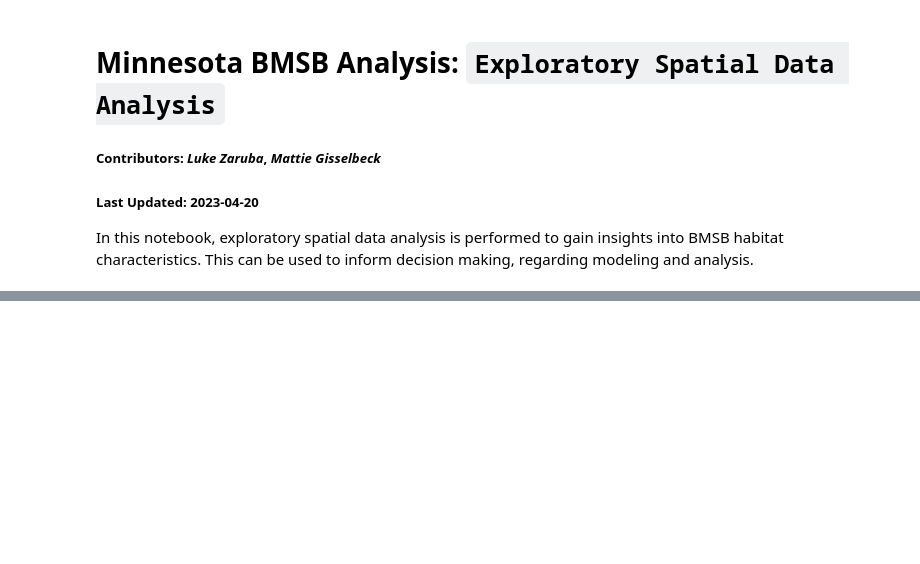
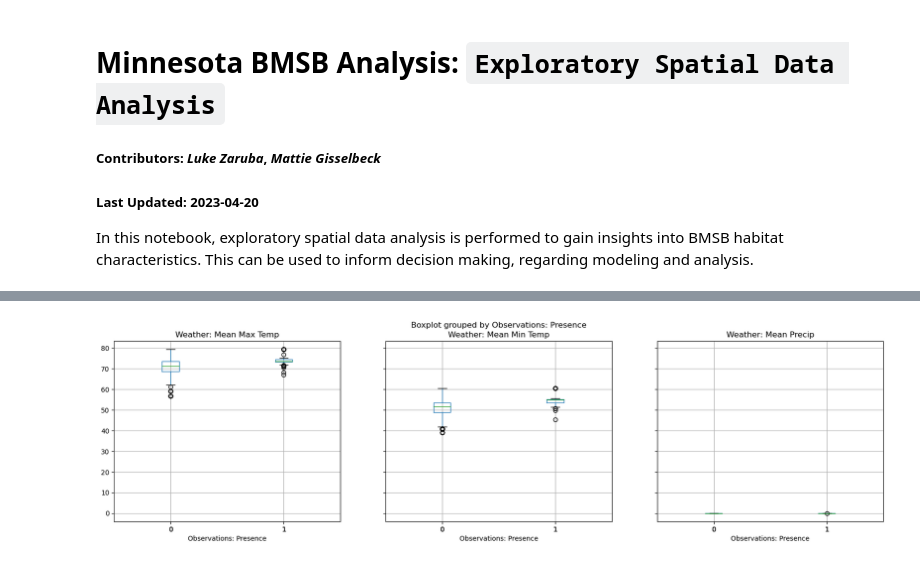
Before and after one commit to lukezaruba/minnesota-bmsb-analysis, a Jupyter notebook: notebooks/02-esda.ipynb, the cells around one changed output, grey strips where cells are left out. Cells and saved outputs as stored; diff of their text form; code cells hidden in the pictures; blank space fills up the shorter version.

```diff
--- a/notebooks/02-esda.ipynb
+++ b/notebooks/02-esda.ipynb
@@ -51,0 +123,7 @@ df["Observations: Presence"] = df["Observations: Count"].apply(lambda x: 1 if x
+# %%
+# Weather
+wx_box = df.boxplot(column=["Weather: Mean Max Temp", "Weather: Mean Min Temp", "Weather: Mean Precip"], by="Observations: Presence", figsize=(20, 5), layout=(1, 3))
+
+wx_box;
+# %% [output]
+[figure, added]
```
Also changed, not shown: parts of 12 cells of this notebook, 9 other files.
